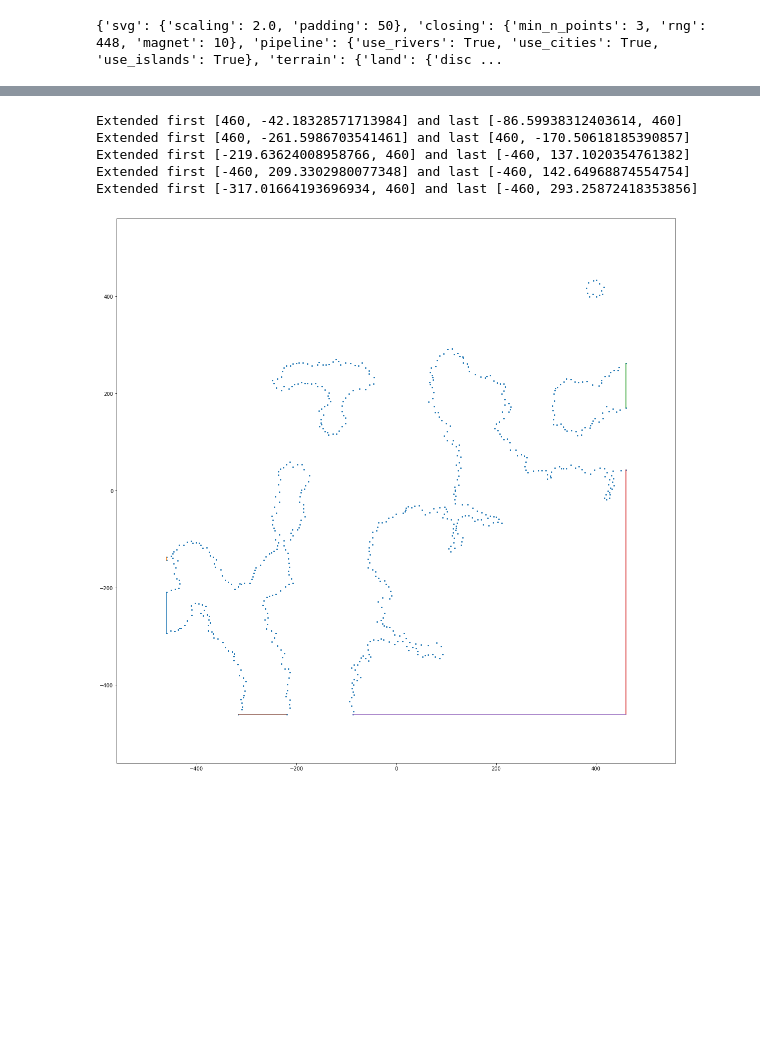
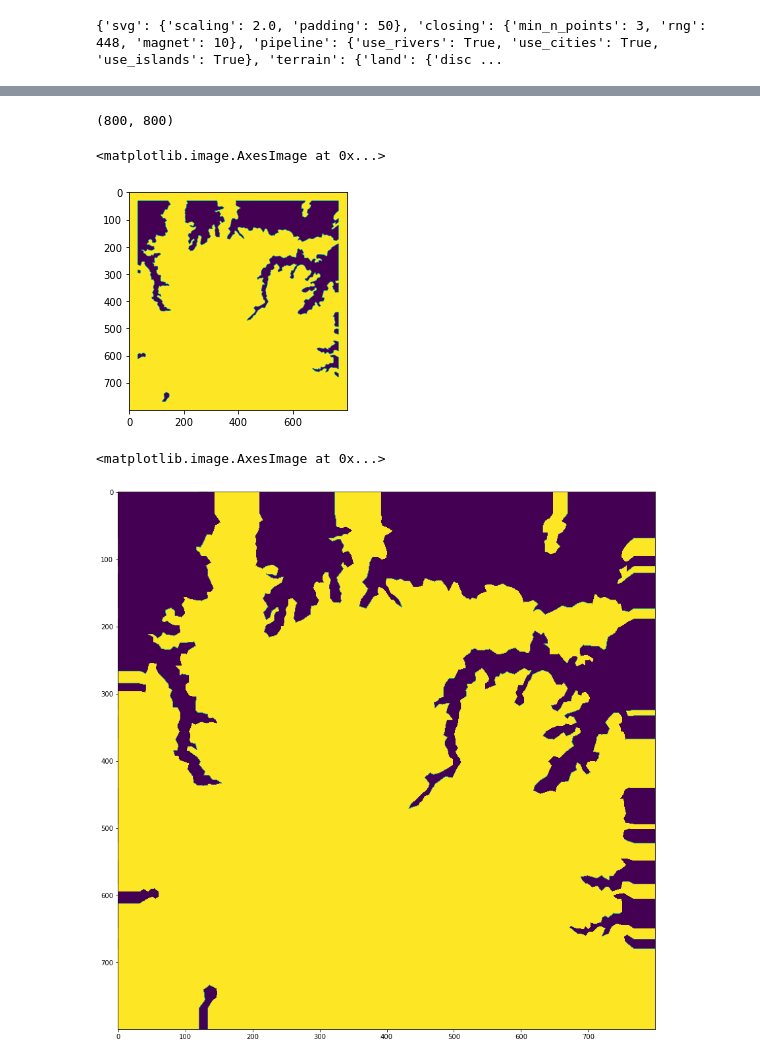
Before and after one commit to rvorias/voxel_realms, a Jupyter notebook: notebooks/close_svg-refactored.ipynb, the cells around one changed output, grey strips where cells are left out. Drawn from its saved outputs; the diff is of its cells as text; code cells hidden in the pictures; blank space fills up the shorter version.

```diff
--- a/notebooks/close_svg-refactored.ipynb
+++ b/notebooks/close_svg-refactored.ipynb
@@ -347,9 +420,4 @@ def close_svg(drawing, rng=460, magnet=2):
 # %%
-close_svg(drawing)
+mask = close_svg(drawing)
-# %% [output]
-Extended first [460, -42.18328571713984] and last [-86.59938312403614, 460]
-Extended first [460, -261.5986703541461] and last [460, -170.50618185390857]
-Extended first [-219.63624008958766, 460] and last [-460, 137.1020354761382]
-Extended first [-460, 209.3302980077348] and last [-460, 142.64968874554754]
-Extended first [-317.01664193696934, 460] and last [-460, 293.25872418353856]
-[figure, removed]
+# %%
+heightline_drawing = extractor.height()
@@ -355,0 +426,29 @@ Extended first [-317.01664193696934, 460] and last [-460, 293.25872418353856]
+# %%
+centers = get_heightline_centers(heightline_drawing)
+sum = _sum = 0
+_mask = (mask-1)//255
+for center in centers:
+    sum += mask[int(center[0]), int(center[1])]
+    _sum += _mask[int(center[0]), int(center[1])]
+if _sum > sum:
+    mask = _mask
+
+print(mask.shape)
+plt.imshow(mask)
+# %% [output]
+(800, 800)
+<matplotlib.image.AxesImage at 0x...>
+[figure, added]
+# %%
+pad = 32
+h,w = mask.shape
+for i in range(pad):
+    mask[:,i] = mask[:,pad]
+    mask[:,-i] = mask[:,w-pad]
+    mask[i,:] = mask[pad,:]
+    mask[-i,:] = mask[h-pad,:]
+plt.figure(figsize=(15,15))
+plt.imshow(mask)
+# %% [output]
+<matplotlib.image.AxesImage at 0x...>
+[figure, added]
```
Also changed, not shown: parts of 5 cells of this notebook, 1 other file.
